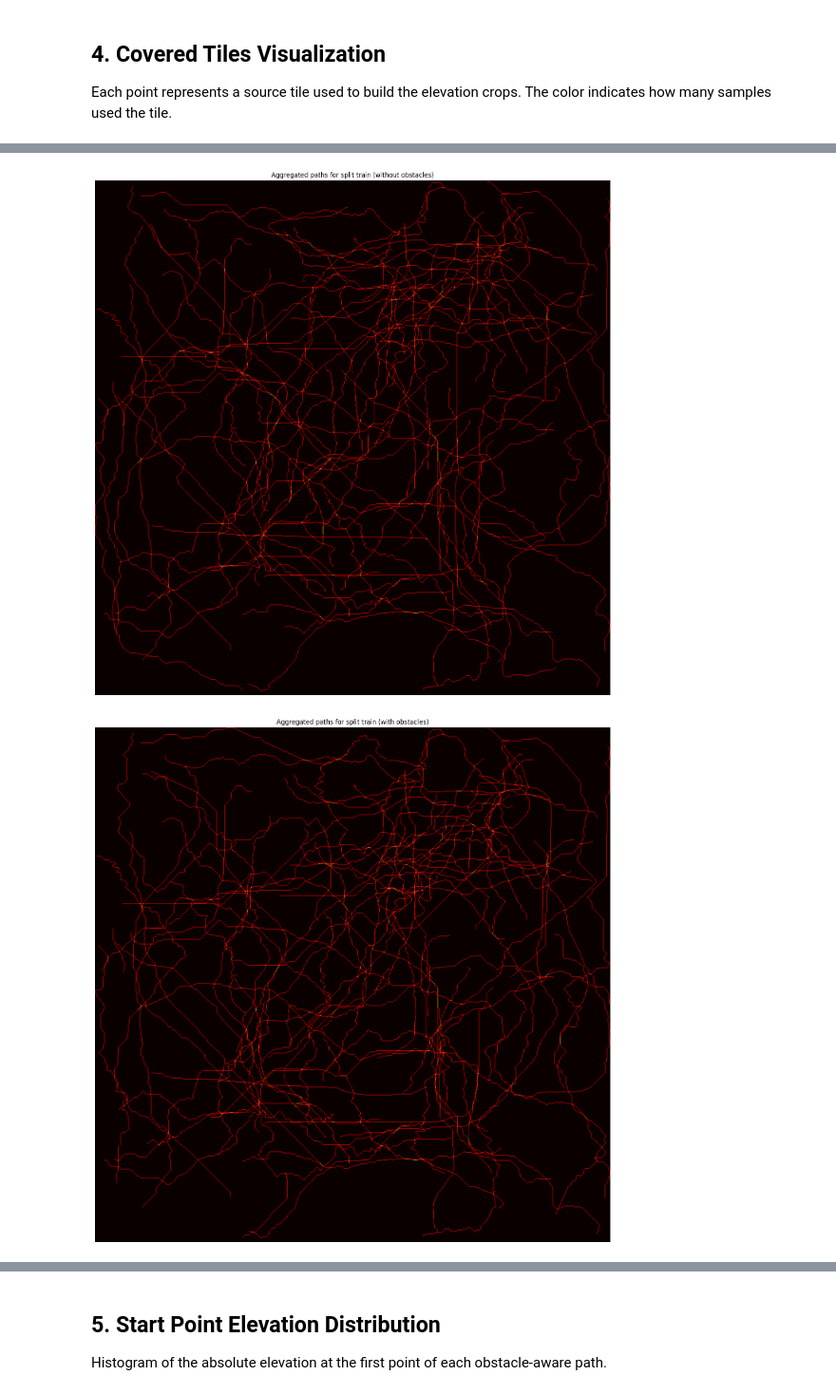
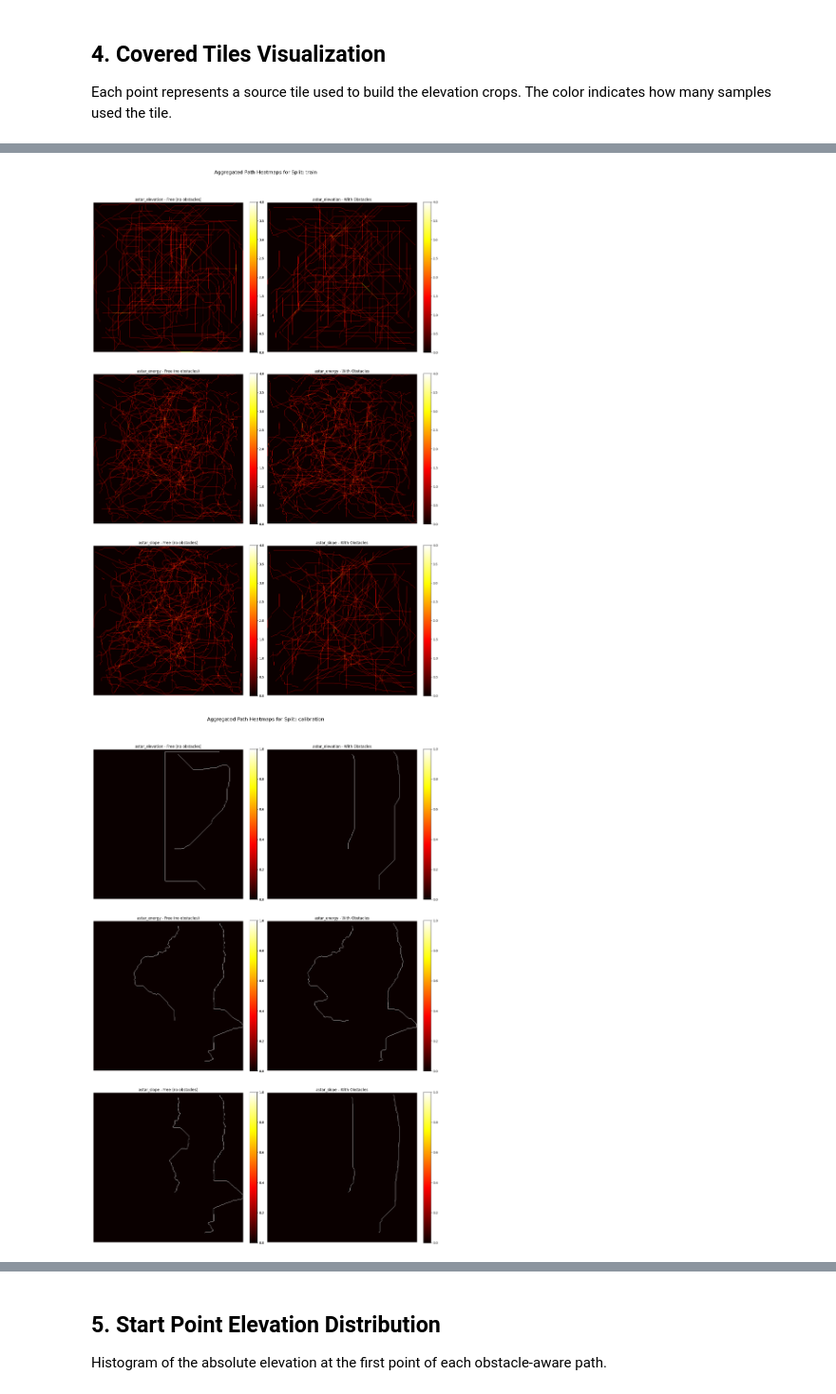
Before and after one commit to ThalesGroup/passage, a Jupyter notebook: notebooks/_dataset.ipynb, the cells around one changed output, grey strips where cells are left out. Shown at 95% size. Drawn from its saved outputs; the diff is of its cells as text; code cells hidden in the pictures.

```diff
--- a/notebooks/_dataset.ipynb
+++ b/notebooks/_dataset.ipynb
@@ -57,11 +61,23 @@ CALIBRATE_FILEPATH = Path(CALIBRATE_FILEPATH)
 DATASET_DIRPATH = Path(DATASET_DIRPATH)
 RESOLUTION_DIRPATH = DATASET_DIRPATH / str(RESOLUTION)
 
-# Solver config
+# Solver config and solver names
 with open(CONFIG_FILEPATH) as f:
     _config = yaml.safe_load(f) or {}
-_solver_cfg = _config.get("solver", {})
-SOLVER_CONFIG = _resolve_solver_config(_solver_cfg)
+
+# Get list of solver configurations from config
+_solvers_cfg = _config.get("solvers", [])
+if isinstance(_solvers_cfg, list):
+    SOLVER_NAMES = [s.get("name") for s in _solvers_cfg if isinstance(s, dict) and s.get("name")]
+else:
+    SOLVER_NAMES = []
+
+# Default to first solver's config if available (backward compatibility)
+if _solvers_cfg:
+    _solver_cfg = _solvers_cfg[0]
+    SOLVER_CONFIG = _resolve_solver_config(_solver_cfg)
+else:
+    SOLVER_CONFIG = {}
 
 # Calibration
 with open(CALIBRATE_FILEPATH) as f:
@@ -71,5 +87,6 @@ global_min = float(calibration["global_min"])
 global_max = float(calibration["global_max"])
 
 print(f"Global elevation range: [{global_min:.1f}, {global_max:.1f}]")
+print(f"Configured solvers: {SOLVER_NAMES}")
 # %% [output]
 Global elevation range: [-430.0, 8767.0]
@@ -474,12 +670,42 @@ Two heatmaps aggregate pixel crossing counts across the dataset:
 # %%
+# Path occurrence heatmaps for each solver
 for split, summary in splits.items():
-    for k, grid in summary["grids"].items():
-        label = "without obstacles" if k == "free" else "with obstacles"
-        plt.figure(figsize=(14, 14))
-        plt.title(f"Aggregated paths for split {split} ({label})")
-        plt.imshow(grid, cmap="hot", origin="upper")
-        plt.axis("off")
-        plt.tight_layout()
+    grids = summary["grids"]
+
+    # Determine grid layout based on number of solvers
+    n_solvers = len(SOLVER_NAMES)
+    if n_solvers == 0:
+        print(f"No solvers configured for split {split}")
+        continue
+
+    # Create a figure with 2 columns (free, obstacles) and n_solvers rows
+    fig, axes = plt.subplots(n_solvers, 2, figsize=(16, 8 * n_solvers))
+    if n_solvers == 1:
+        axes = axes.reshape(1, 2)
+
+    fig.suptitle(f"Aggregated Path Heatmaps for Split: {split}", fontsize=16, y=1.02)
+
+    for idx, solver_name in enumerate(SOLVER_NAMES):
+        # Free path
+        free_key = f"{solver_name}_free"
+        free_grid = grids.get(free_key, np.zeros((RESOLUTION, RESOLUTION)))
+        ax_free = axes[idx, 0]
+        im_free = ax_free.imshow(free_grid, cmap="hot", origin="upper")
+        ax_free.set_title(f"{solver_name} - Free (no obstacles)")
+        ax_free.axis("off")
+        fig.colorbar(im_free, ax=ax_free, fraction=0.046, pad=0.04)
+
+        # Obstacles path
+        obs_key = f"{solver_name}_obstacles"
+        obs_grid = grids.get(obs_key, np.zeros((RESOLUTION, RESOLUTION)))
+        ax_obs = axes[idx, 1]
+        im_obs = ax_obs.imshow(obs_grid, cmap="hot", origin="upper")
+        ax_obs.set_title(f"{solver_name} - With Obstacles")
+        ax_obs.axis("off")
+        fig.colorbar(im_obs, ax=ax_obs, fraction=0.046, pad=0.04)
+
+    plt.tight_layout()
+    plt.show()
 # %% [output]
-[figure, old version]
+[figure, new version]
-[figure, old version]
+[figure, new version]
```
Also changed, not shown: parts of 24 cells of this notebook, 10 other files.
